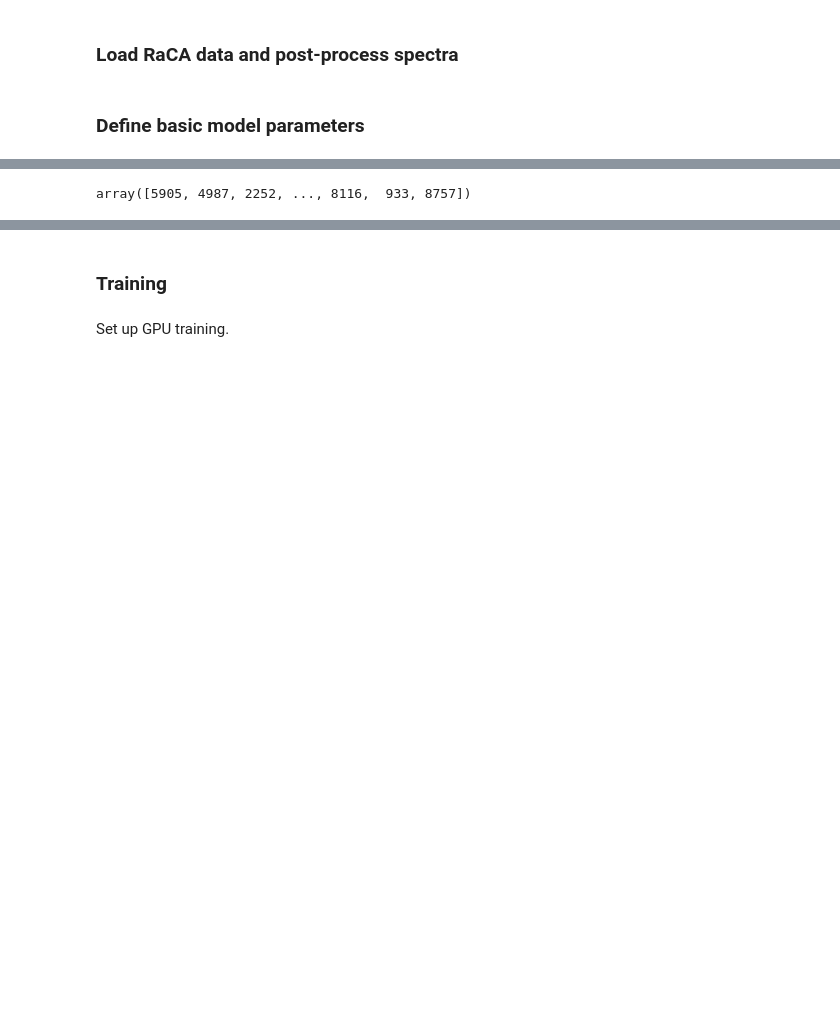
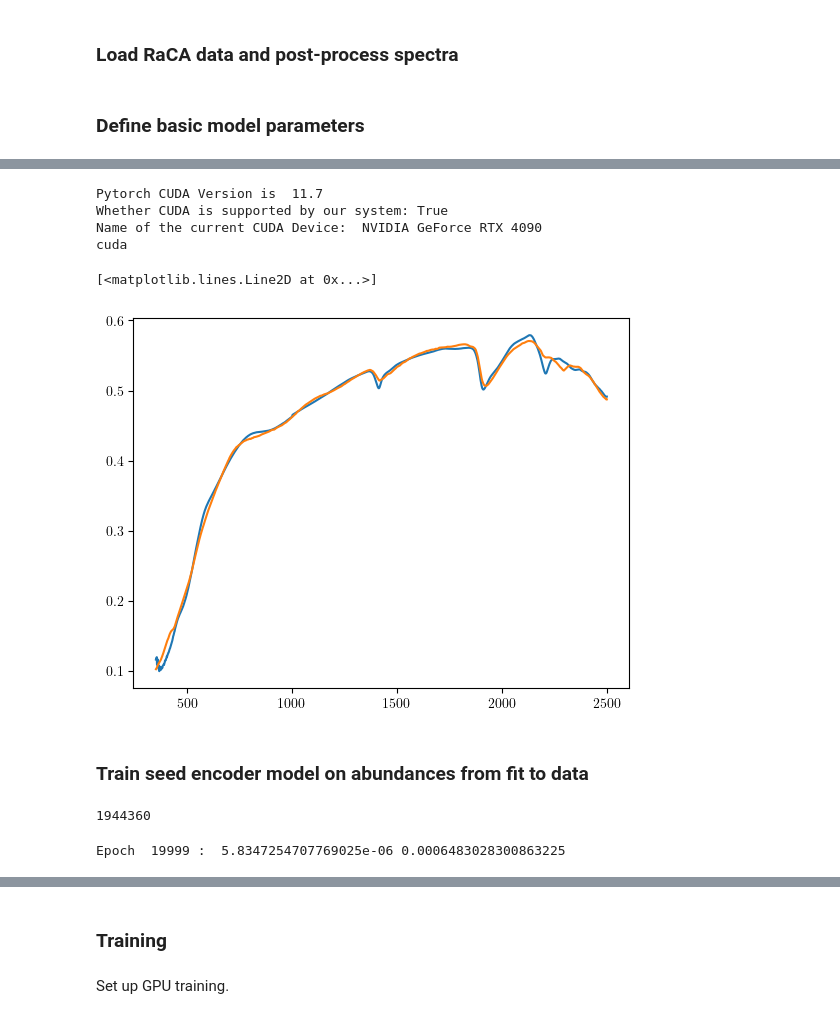
Before and after one commit to eacoleman/RaCA-SOC-a-spectrum-analysis, a Jupyter notebook: RaCA-SOC-a/run-RaCA-SOC-a_step8.ipynb, the cells around one changed output, grey strips where cells are left out. Cells and saved outputs as stored; diff of their text form; code cells hidden in the pictures; blank space fills up the shorter version.

Commit message:
Add Encoder/Decoder run on full F as step 8.

```diff
--- a/RaCA-SOC-a/run-RaCA-SOC-a_step8.ipynb
+++ b/RaCA-SOC-a/run-RaCA-SOC-a_step8.ipynb
@@ -141,4 +270,0 @@ class LinearMixingDecoder(nn.Module):
-# %%
-import pickle
-
-(encoderModel,_,Is,seedFs,seedMs,rhorads,trueMSOC,dataInds,_,_) = torch.load("step6_fullFit_E20k_lr0p000005_b1_0p99_b2_0p999.pt")
@@ -149,4 +271,38 @@ MSpectra = 2151
-# %%
-dataInds.astype('int')
-# %% [output]
-array([5905, 4987, 2252, ..., 8116,  933, 8757])
+# %%
+print("Pytorch CUDA Version is ", torch.version.cuda)
+print("Whether CUDA is supported by our system:", torch.cuda.is_available())
+cuda_id = torch.cuda.current_device()
+print("Name of the current CUDA Device: ", torch.cuda.get_device_name(cuda_id))
+torch.cuda.set_device(0)
+device = torch.device("cuda" if torch.cuda.is_available() else "cpu")
+print(device)
+# %% [output]
+Pytorch CUDA Version is  11.7
+Whether CUDA is supported by our system: True
+Name of the current CUDA Device:  NVIDIA GeForce RTX 4090
+cuda
+# %%
+import pickle
+
+with open('step5_fullFit_E200k_lr0p00002_b1_0p99_b2_0p999.pkl', 'rb') as file:
+        (model,_,_,_,_,_,dataIndices,msoc,_,_,_) = pickle.load(file)
+# %%
+ttrrFull = torch.cat((model.rhorad,model.rrsoc))
+ttmFull  = torch.cat((model.ms,torch.tensor(msoc.tolist()).unsqueeze(1)),dim=1)
+ttmFull  = (ttmFull.t() / torch.sum(ttmFull,axis=1)).t()
+ttfFull  = torch.cat((model.fs,model.fsoc.unsqueeze(0)),dim=0)
+ttIhat   = torch.matmul(torchA(ttmFull,ttrrFull).float(),ttfFull.float())
+# %%
+rrFullRaCAFit = ttrrFull.detach().numpy()
+msFullRaCAFit = ttmFull.detach().numpy()
+FsFullRaCAFit = ttfFull.detach().numpy()
+IhFullRaCAFit = ttIhat.detach().numpy()
+del ttrrFull, ttmFull, ttfFull, ttIhat, model
+# %%
+plt.plot(XF, dataI[dataIndices][0])
+plt.plot(XF, IhFullRaCAFit[0])
+# %% [output]
+[<matplotlib.lines.Line2D at 0x...>]
+[figure, added]
+# %% [markdown]
+### Train seed encoder model on abundances from fit to data
@@ -152,0 +325,6 @@ array([5905, 4987, 2252, ..., 8116,  933, 8757])
+# %%
+model_parameters = filter(lambda p: p.requires_grad, seedEncoderModel.parameters())
+params = sum([np.prod(p.size()) for p in model_parameters])
+print(params)
+# %% [output]
+1944360
@@ -152,0 +335,15 @@ array([5905, 4987, 2252, ..., 8116,  933, 8757])
+# %%
+for epoch in tqdm(range(nepochs)) :
+    preds = seedEncoderModel(tIs)
+    loss = (preds - tMs)**2
+    e = torch.mean(loss)
+    e.backward()
+    optimizer.step()
+    optimizer.zero_grad()
+
+    lossTracking[cEpoch] = e.detach().item()
+    cEpoch += 1
+
+print("Epoch ",epoch,": ", lossTracking[-1], lossTracking[-1] / (0.01 ** 2) / (KEndmembers))
+# %% [output]
+Epoch  19999 :  5.8347254707769025e-06 0.0006483028300863225
```
Also changed, not shown: parts of 27 cells of this notebook, 3 other files.
